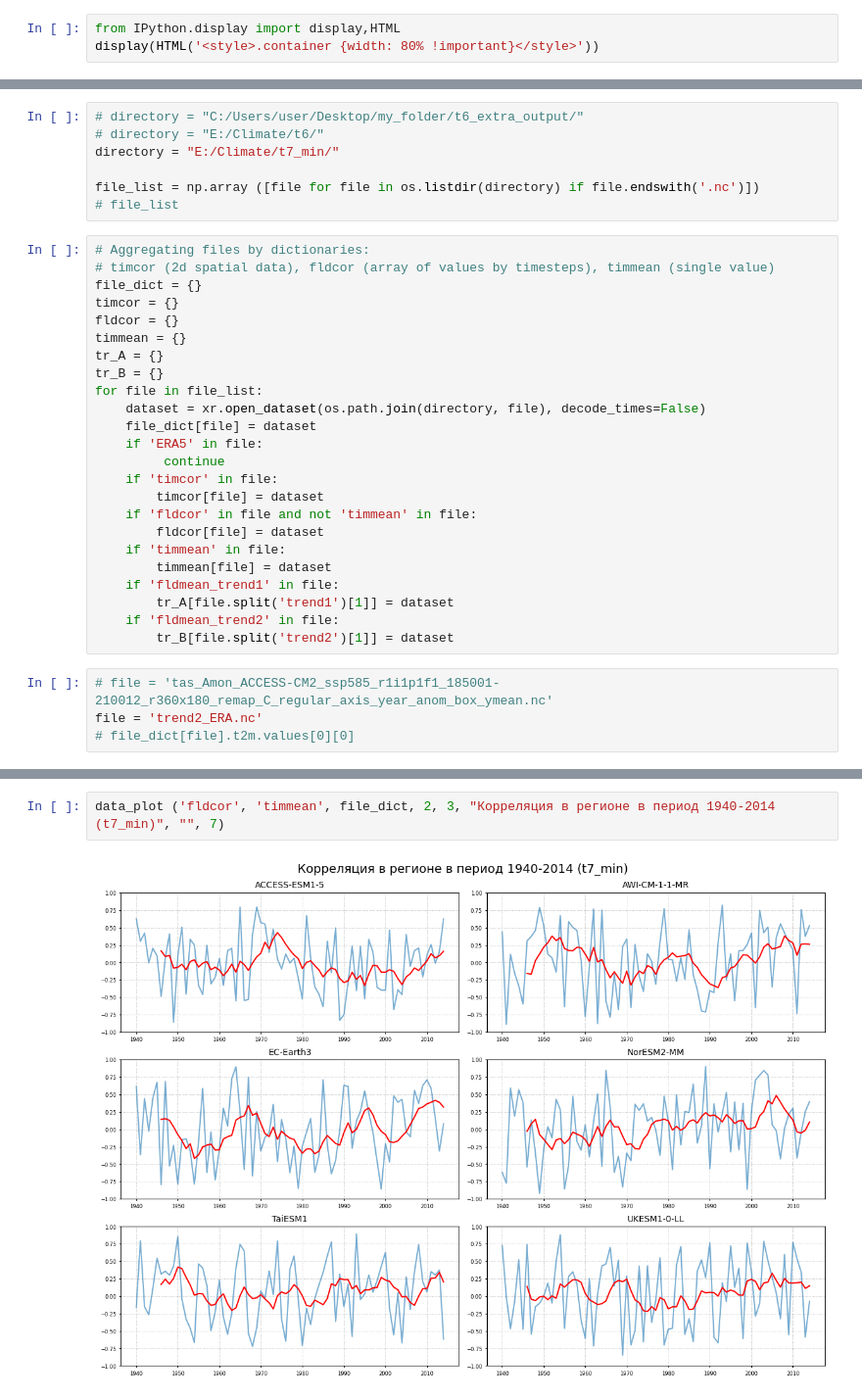
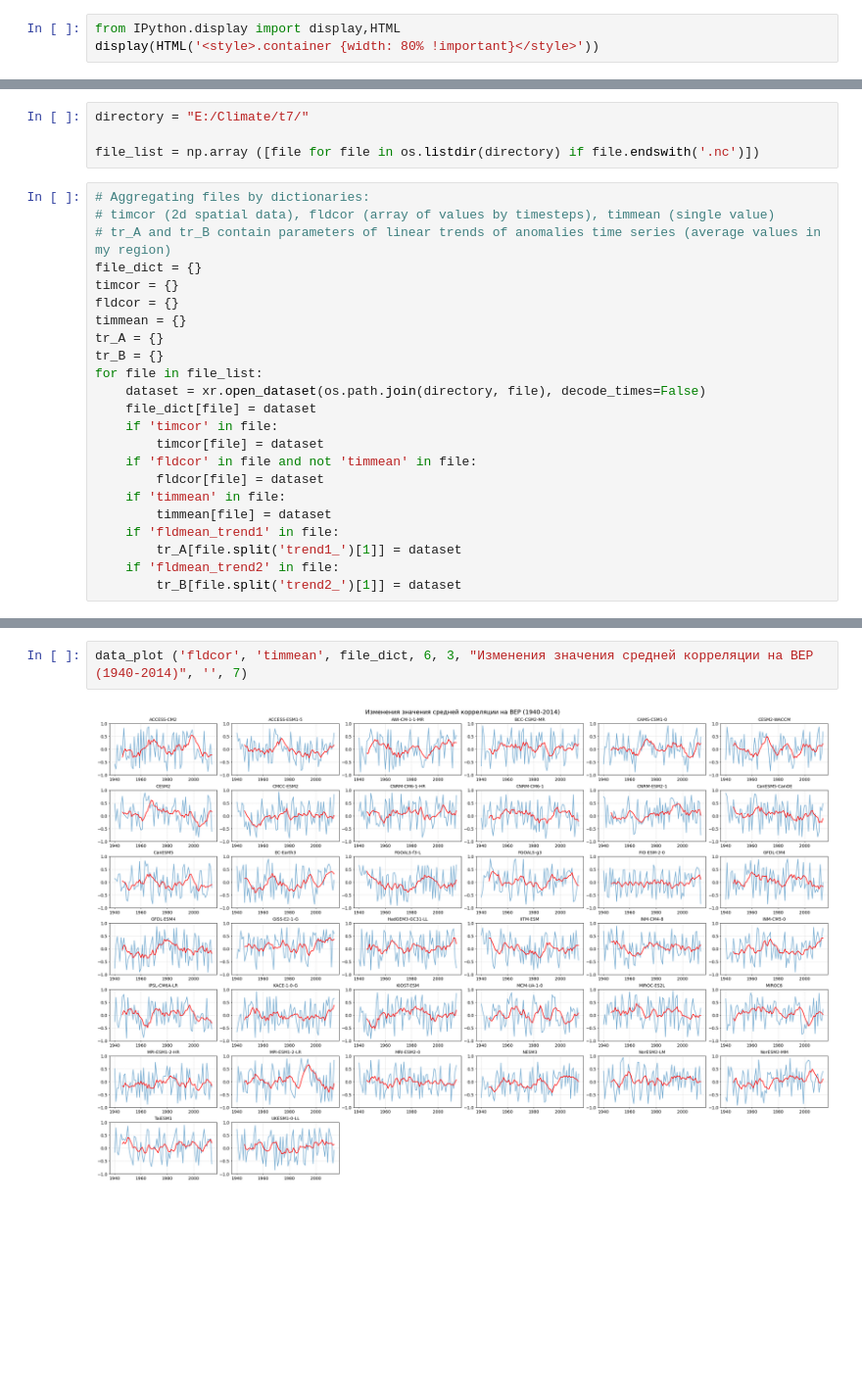
Before and after one commit to nslobodov/model_evaluation, a Jupyter notebook: scripts/how_to_plot.ipynb, the cells around one changed output, grey strips where cells are left out. Shown at 98% size. Cells and saved outputs as stored; diff of their text form; blank space fills up the shorter version.

Commit message:
reorganized folders

```diff
--- a/scripts/how_to_plot.ipynb
+++ b/scripts/how_to_plot.ipynb
@@ -14,13 +19,11 @@ display(HTML('<style>.container {width: 80% !important}</style>'))
 # %%
-# directory = "C:/Users/user/Desktop/my_folder/t6_extra_output/"
-# directory = "E:/Climate/t6/"
-directory = "E:/Climate/t7_min/"
+directory = "E:/Climate/t7/"
 
 file_list = np.array ([file for file in os.listdir(directory) if file.endswith('.nc')])
-# file_list
 # %%
 # Aggregating files by dictionaries:
 # timcor (2d spatial data), fldcor (array of values by timesteps), timmean (single value)
+# tr_A and tr_B contain parameters of linear trends of anomalies time series (average values in my region)
 file_dict = {}
 timcor = {}
 fldcor = {}
@@ -30,8 +33,6 @@ tr_B = {}
 for file in file_list:
     dataset = xr.open_dataset(os.path.join(directory, file), decode_times=False)
     file_dict[file] = dataset
-    if 'ERA5' in file:
-         continue
     if 'timcor' in file:
         timcor[file] = dataset
     if 'fldcor' in file and not 'timmean' in file:
@@ -39,10 +40,6 @@ for file in file_list:
     if 'timmean' in file:
         timmean[file] = dataset
     if 'fldmean_trend1' in file:
-        tr_A[file.split('trend1')[1]] = dataset
+        tr_A[file.split('trend1_')[1]] = dataset
     if 'fldmean_trend2' in file:
-        tr_B[file.split('trend2')[1]] = dataset
+        tr_B[file.split('trend2_')[1]] = dataset
-# %%
-# file = 'tas_Amon_ACCESS-CM2_ssp585_r1i1p1f1_185001-210012_r360x180_remap_C_regular_axis_year_anom_box_ymean.nc'
-file = 'trend2_ERA.nc'
-# file_dict[file].t2m.values[0][0]
@@ -214,7 +233,7 @@ def data_plot (keyword, stopword, data_dict, columns, pos_in_filename, title, fi
 # %%
-data_plot ('fldcor', 'timmean', file_dict, 2, 3, "Корреляция в регионе в период 1940-2014 (t7_min)", "", 7)
+data_plot ('fldcor', 'timmean', file_dict, 6, 3, "Изменения значения средней корреляции на ВЕР (1940-2014)", '', 7)
 # %% [output]
-[figure, old version]
+[figure, new version]
 # %%
 # Plotting many fldcors on one plot
 step = 7
```
Also changed, not shown: parts of 30 cells of this notebook, 40 other files.
